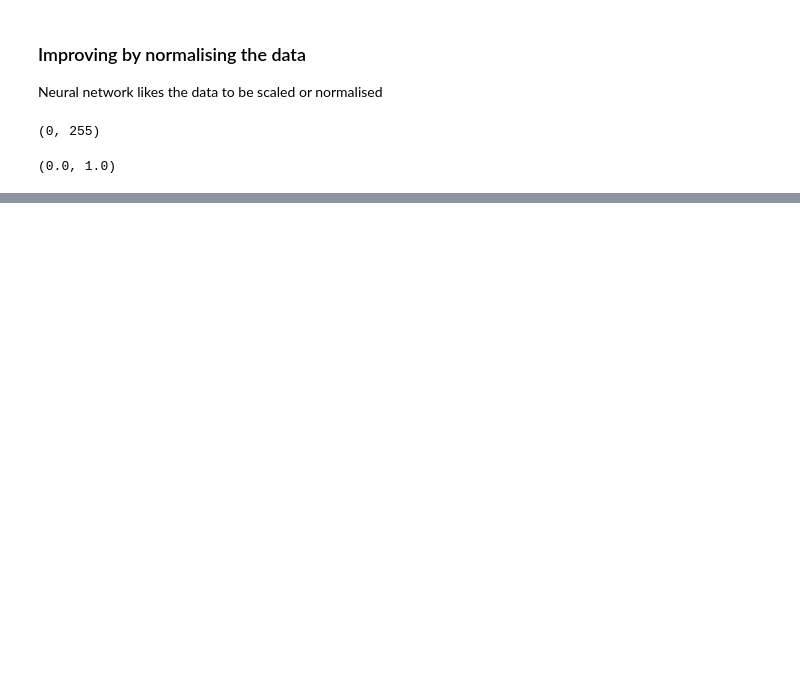
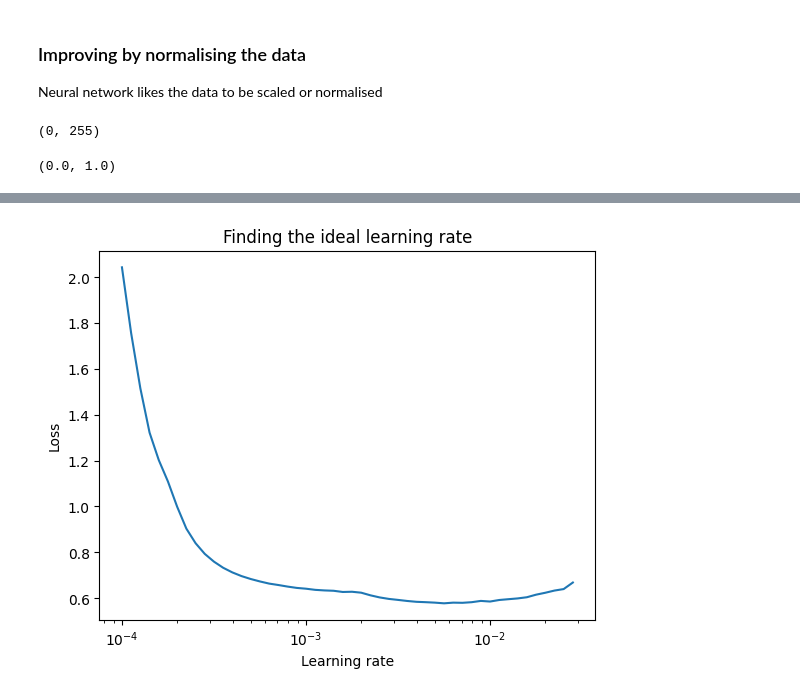
Before and after one commit to aakriti-dot/Tensorflow, a Jupyter notebook: Multiclass_classification_with_tensorflow.ipynb, the cells around one changed output, grey strips where cells are left out. Drawn from its saved outputs; the diff is of its cells as text; code cells hidden in the pictures; blank space fills up the shorter version.

```diff
--- a/Multiclass_classification_with_tensorflow.ipynb
+++ b/Multiclass_classification_with_tensorflow.ipynb
@@ -207,0 +276,8 @@ pd.DataFrame(history_2.history).plot(title='Normalised data');
+# %%
+lrs = 1e-4 * (10**(np.arange(50)/20))
+plt.semilogx(lrs, history_3.history["loss"]) # want the x-axis to be log-scale
+plt.xlabel("Learning rate")
+plt.ylabel("Loss")
+plt.title("Finding the ideal learning rate");
+# %% [output]
+[figure, added]
```
Also changed, not shown: parts of 12 cells of this notebook.
